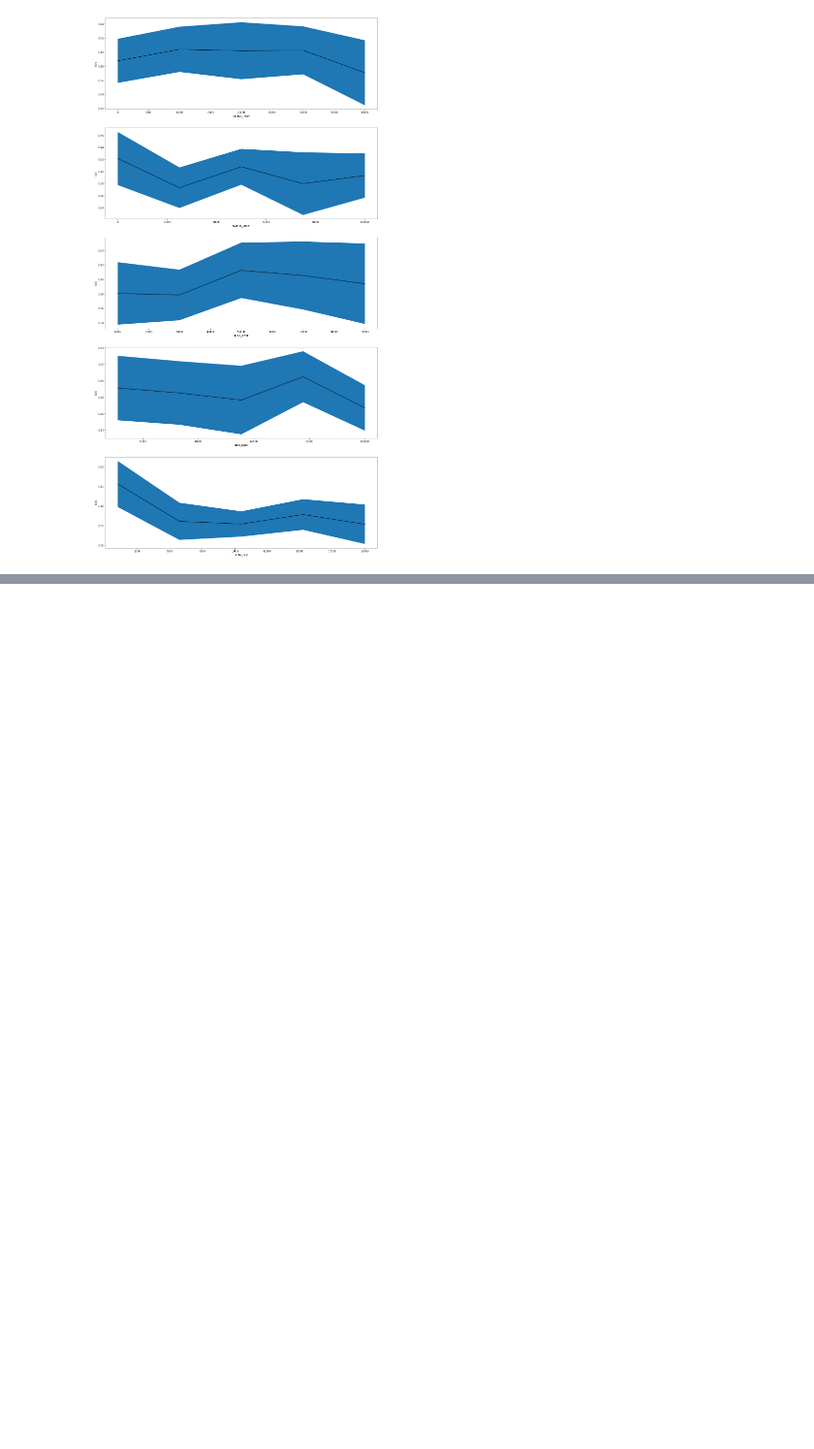
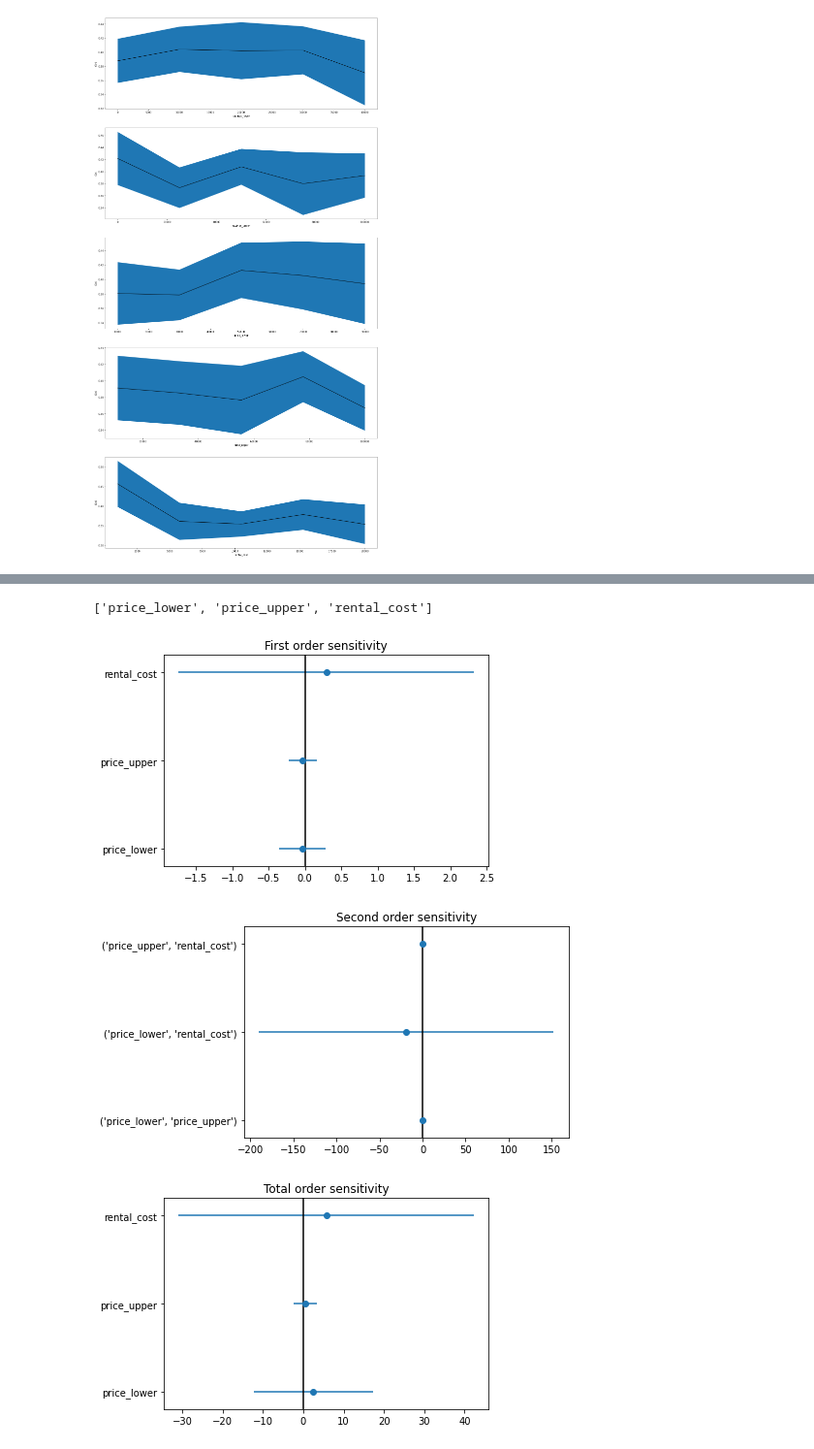
Before and after one commit to Caesar-blip/ABM, a Jupyter notebook: BatchRunner.ipynb, the cells around one changed output, grey strips where cells are left out. Shown at 97% size. Cells and saved outputs as stored; diff of their text form; code cells hidden in the pictures; blank space fills up the shorter version.

Commit message:
Implemented Sobal Analysis

```diff
--- a/BatchRunner.ipynb
+++ b/BatchRunner.ipynb
@@ -111,4 +114,10 @@ problem = {
 }
+# %%
+replicates = 10
+max_steps = 50
+distinct_samples = 10
 # %%
-param_values = saltelli.sample(problem, 4)
-print(param_values)
+'''
+Generate Saltetlli sample
+'''
+param_values = saltelli.sample(problem, distinct_samples)
@@ -133,10 +124,13 @@ print(param_values)
 # %%
-for i in range(4):
+counter = 0
+df_global = pd.DataFrame(columns = ('Price_lower', 'Price_higher', 'Rental_cost', 'Run', 'Gini'))
+
+for i in range(replicates):
     for vals in param_values:
-
-        model = HousingMarket(savings_lower = int(vals[0]), savings_upper = int(vals[1]),
-                              price_lower = int(vals[2]), price_upper = int(vals[3]),
-                             rental_cost = int(vals[4]))
-
-        model.run_model(3)
+        model = HousingMarket(price_lower = int(vals[0]), price_upper = int(vals[1]), rental_cost = int(vals[2]))
+        model.run_model(max_steps)
         data = model.datacollector.get_model_vars_dataframe()
+        dict = {'Price_lower': vals[0], 'Price_higher': vals[1],
+                'Rental_cost': vals[2], 'Run': counter, 'Gini': data['Gini'].iloc[-1]}
+        df_global = df_global.append(dict, ignore_index=True)
+        counter += 1
@@ -144,0 +153,2 @@ ValueError: empty range for randrange() (77500, 69407, -8093)
+# %%
+sobal_gini = sobol.analyze(problem, df_global['Gini'].values, print_to_console = True )
@@ -144,0 +205,20 @@ ValueError: empty range for randrange() (77500, 69407, -8093)
+# %%
+problem['names']
+# %% [output]
+['price_lower', 'price_upper', 'rental_cost']
+# %%
+# First order
+plot_index(sobal_gini, problem['names'], '1', 'First order sensitivity')
+plt.show()
+
+# Second order
+plot_index(sobal_gini, problem['names'], '2', 'Second order sensitivity')
+plt.show()
+
+# Total order
+plot_index(sobal_gini, problem['names'], 'T', 'Total order sensitivity')
+plt.show()
+# %% [output]
+[figure, added]
+[figure, added]
+[figure, added]
```
Also changed, not shown: parts of 8 cells of this notebook.
